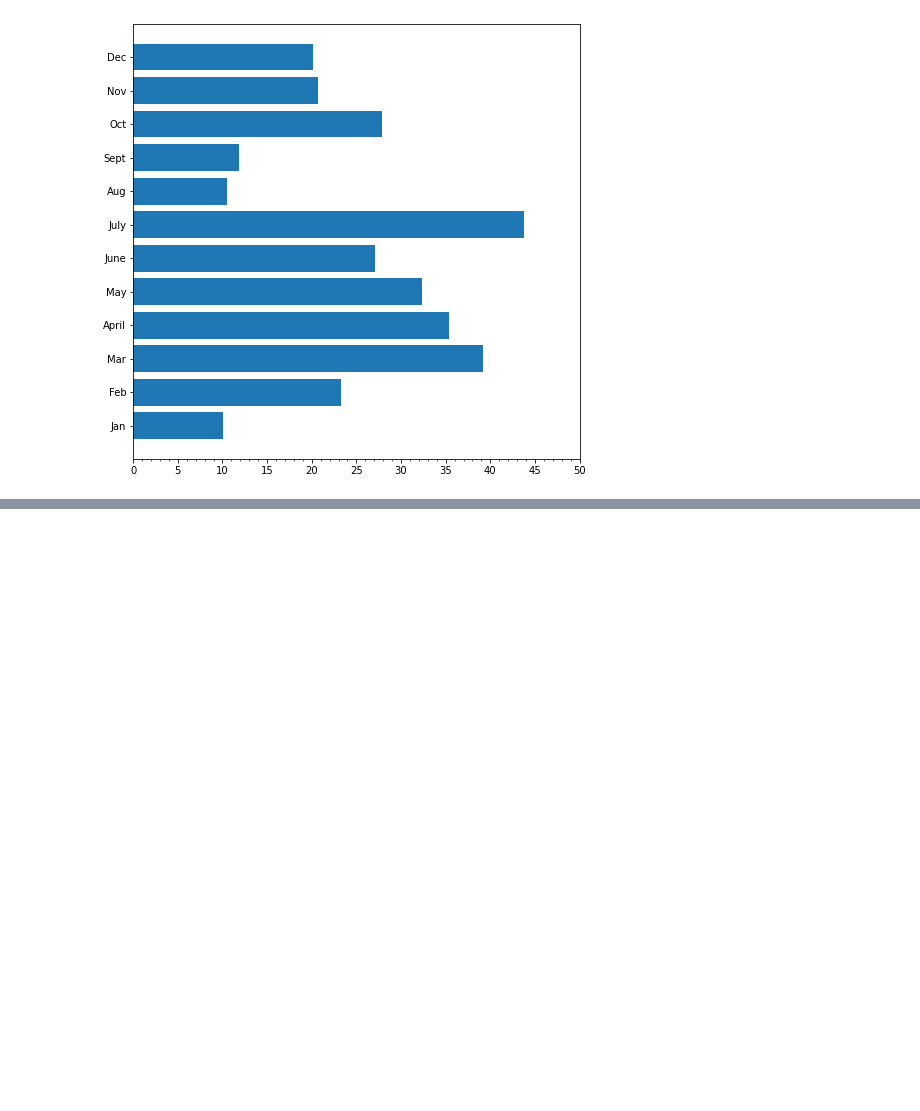
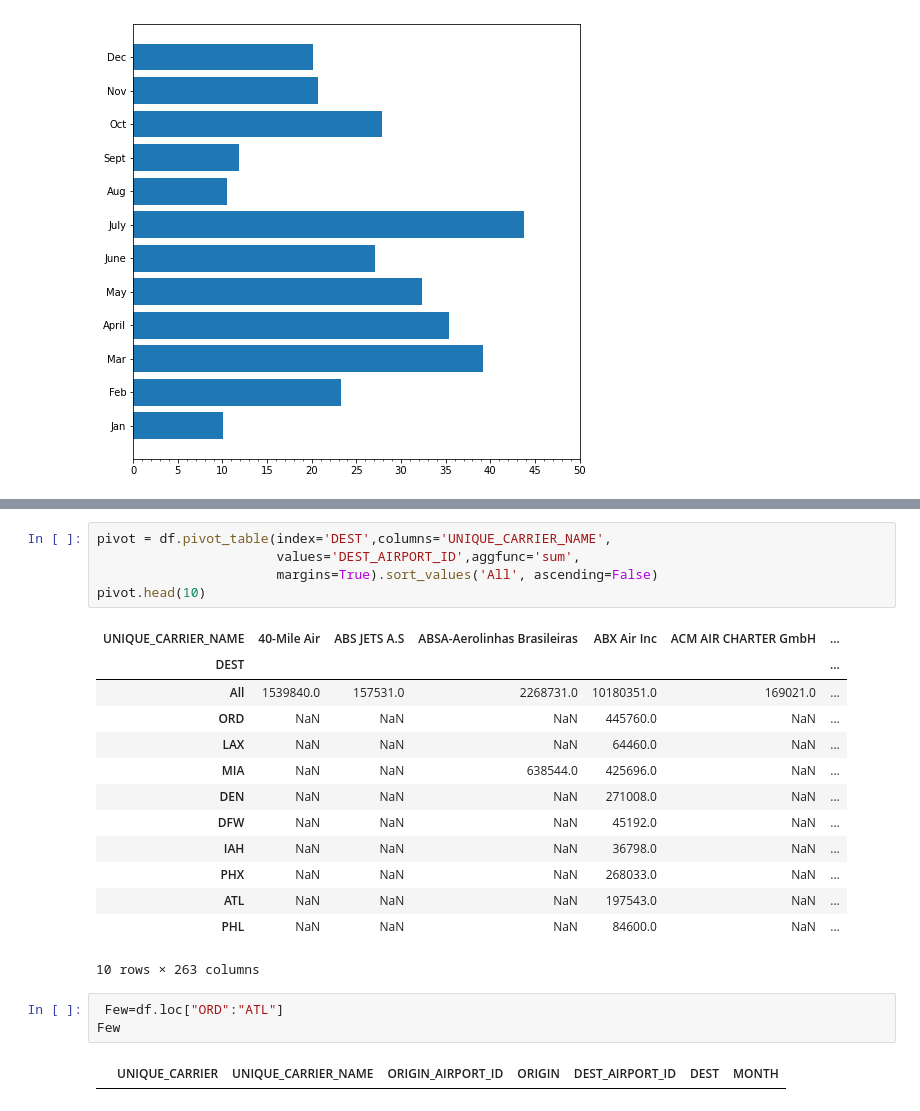
Before and after one commit to SiedHM/PyBer_Analysis, a Jupyter notebook: matplotlib_practice.ipynb, the cells around one changed output, grey strips where cells are left out. Saved outputs shown, nothing was run; the diff lists cells and outputs as text; blank space fills up the shorter version.

```diff
--- a/matplotlib_practice.ipynb
+++ b/matplotlib_practice.ipynb
@@ -314,0 +335,24 @@ plt.show()
+# %%
+pivot = df.pivot_table(index='DEST',columns='UNIQUE_CARRIER_NAME',
+                       values='DEST_AIRPORT_ID',aggfunc='sum',
+                       margins=True).sort_values('All', ascending=False)
+pivot.head(10)
+# %% [output]
+| UNIQUE_CARRIER_NAME | 40-Mile Air | ABS JETS A.S | ABSA-Aerolinhas Brasileiras | ABX Air Inc | ACM AIR CHARTER GmbH | ... |
+| DEST |  |  |  |  |  | ... |
+| All | 1539840.0 | 157531.0 | 2268731.0 | 10180351.0 | 169021.0 | ... |
+| ORD | NaN | NaN | NaN | 445760.0 | NaN | ... |
+| LAX | NaN | NaN | NaN | 64460.0 | NaN | ... |
+| MIA | NaN | NaN | 638544.0 | 425696.0 | NaN | ... |
+| DEN | NaN | NaN | NaN | 271008.0 | NaN | ... |
+| DFW | NaN | NaN | NaN | 45192.0 | NaN | ... |
+| IAH | NaN | NaN | NaN | 36798.0 | NaN | ... |
+| PHX | NaN | NaN | NaN | 268033.0 | NaN | ... |
+| ATL | NaN | NaN | NaN | 197543.0 | NaN | ... |
+| PHL | NaN | NaN | NaN | 84600.0 | NaN | ... |
+10 rows × 263 columns
+# %%
+ Few=df.loc["ORD":"ATL"]
+Few
+# %% [output]
+|  | UNIQUE_CARRIER | UNIQUE_CARRIER_NAME | ORIGIN_AIRPORT_ID | ORIGIN | DEST_AIRPORT_ID | DEST | MONTH |
```
Also changed, not shown: parts of 2 cells of this notebook, 3 other files.
